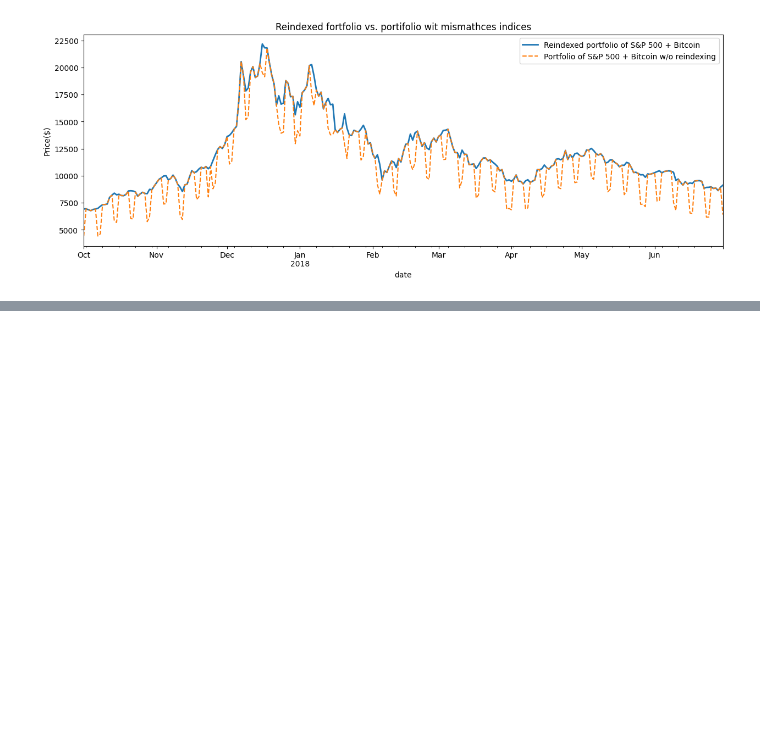
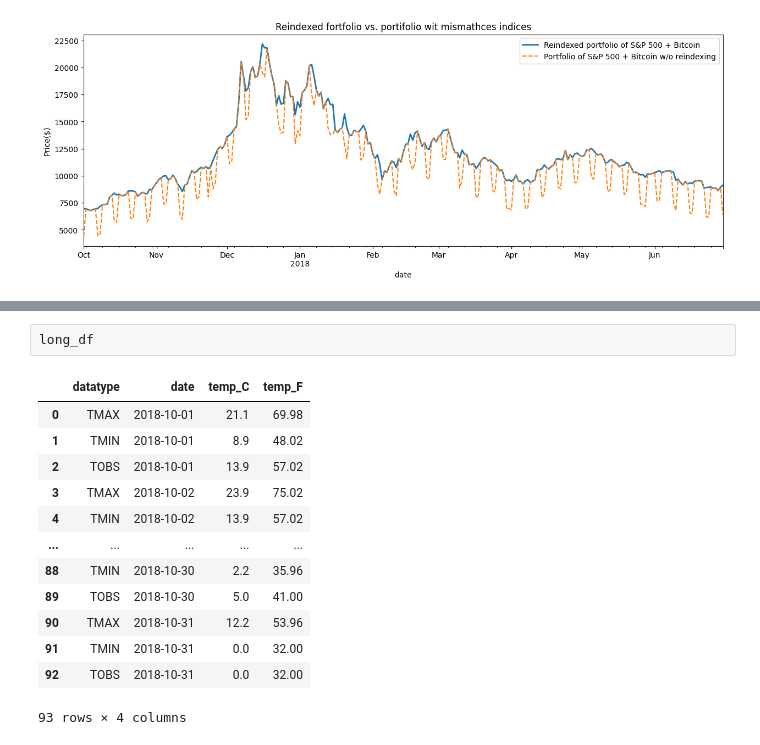
Before and after one commit to OfTheByteQuest/Data-Analytics-Learning-and-Projects, a Jupyter notebook: Chapter-3/Chapter-3.ipynb, the cells around one changed output, grey strips where cells are left out. Cells and saved outputs as stored; diff of their text form; blank space fills up the shorter version.

```diff
--- a/Chapter-3/Chapter-3.ipynb
+++ b/Chapter-3/Chapter-3.ipynb
@@ -1320,0 +1484,16 @@ plt.show()
+# %%
+long_df
+# %% [output]
+|  | datatype | date | temp_C | temp_F |
+| 0 | TMAX | 2018-10-01 | 21.1 | 69.98 |
+| 1 | TMIN | 2018-10-01 | 8.9 | 48.02 |
+| 2 | TOBS | 2018-10-01 | 13.9 | 57.02 |
+| 3 | TMAX | 2018-10-02 | 23.9 | 75.02 |
+| 4 | TMIN | 2018-10-02 | 13.9 | 57.02 |
+| ... | ... | ... | ... | ... |
+| 88 | TMIN | 2018-10-30 | 2.2 | 35.96 |
+| 89 | TOBS | 2018-10-30 | 5.0 | 41.00 |
+| 90 | TMAX | 2018-10-31 | 12.2 | 53.96 |
+| 91 | TMIN | 2018-10-31 | 0.0 | 32.00 |
+| 92 | TOBS | 2018-10-31 | 0.0 | 32.00 |
+93 rows × 4 columns
```
Also changed, not shown: parts of 30 cells of this notebook.
